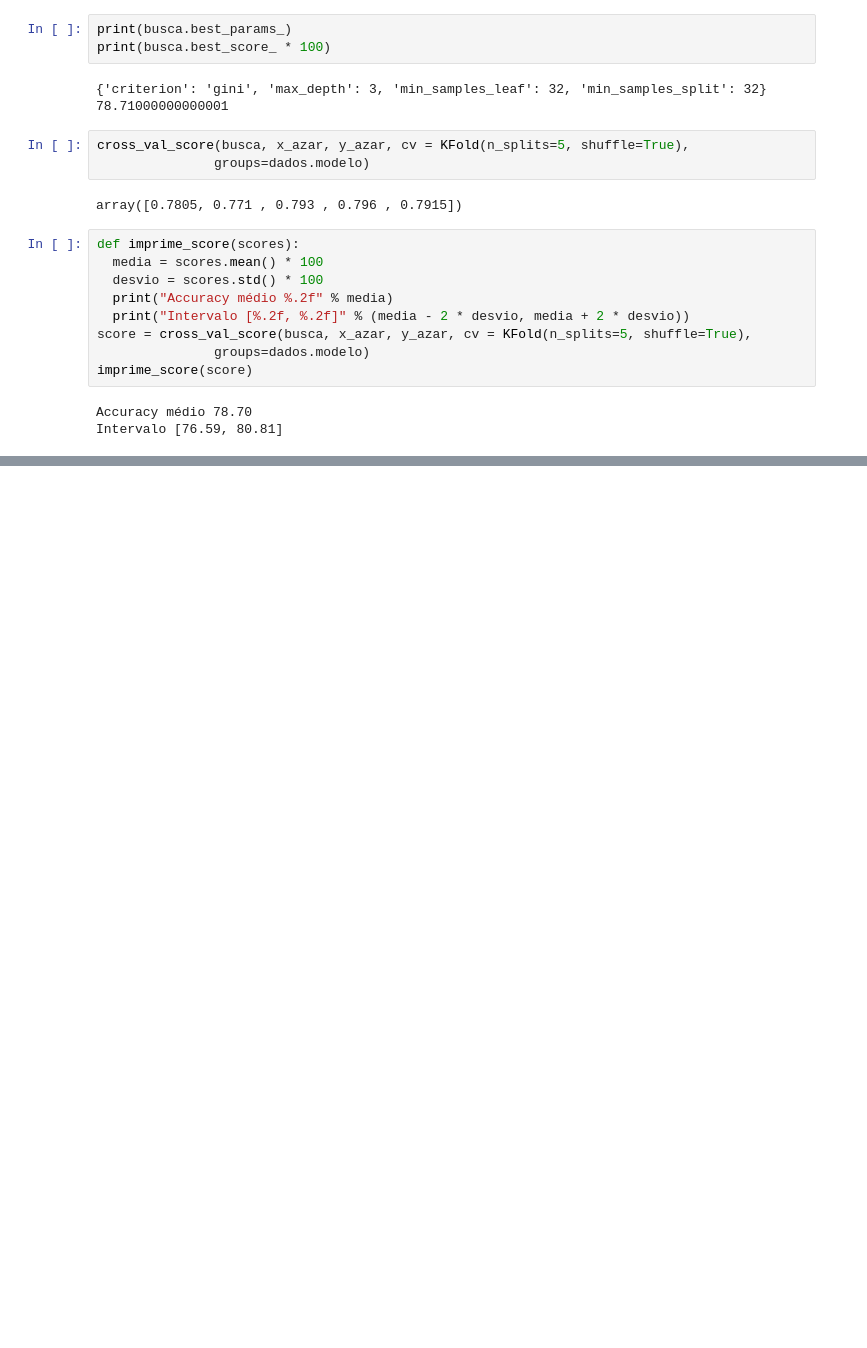
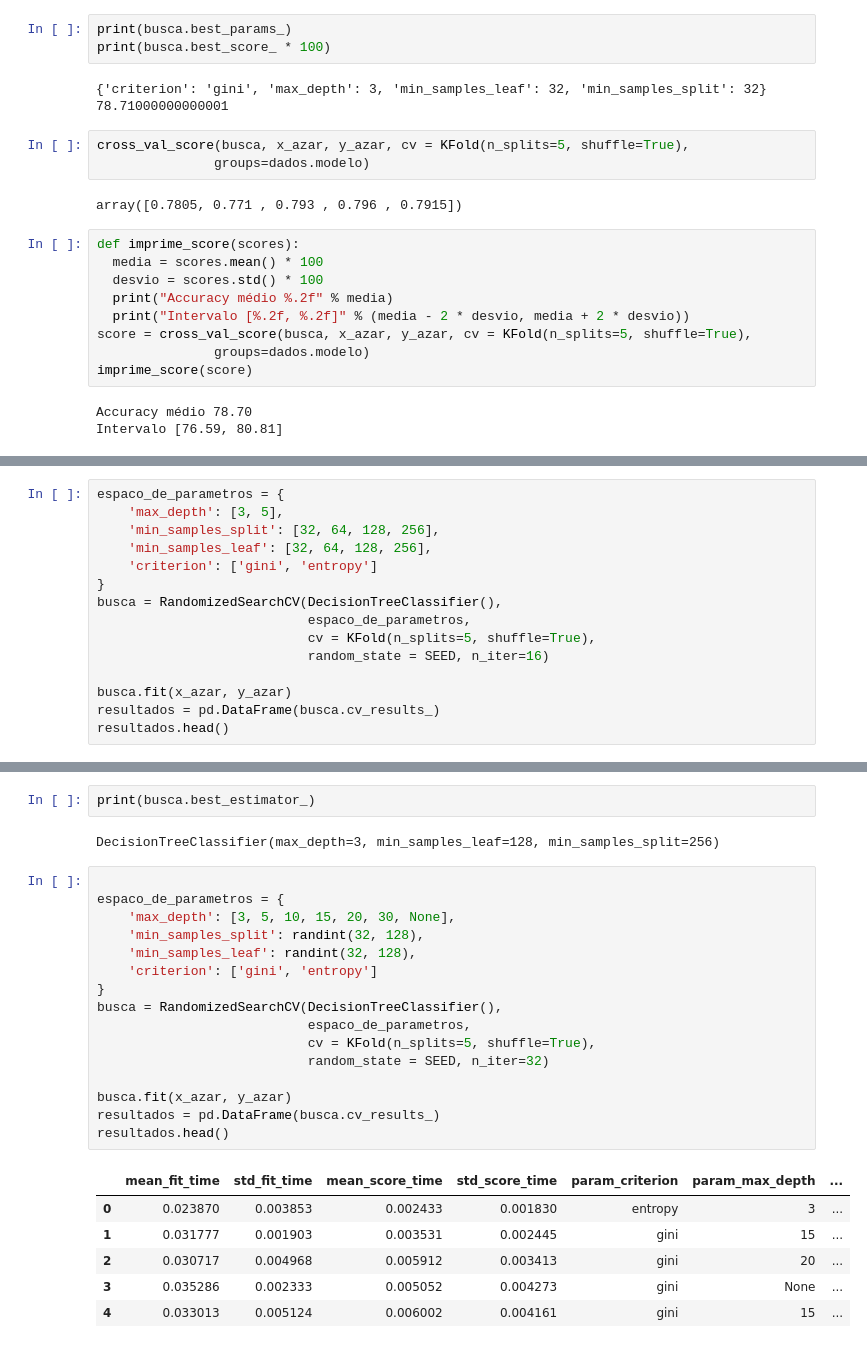
Before and after one commit to menendesbruno/ml_alura_1, a Jupyter notebook: introducao-a-otimizacao-de-machine-learning-atraves-de-hiper-parametros-aula0/Introdução_a_Machine_Learning_Otimização.ipynb, the cells around one changed output, grey strips where cells are left out. Drawn from its saved outputs; the diff is of its cells as text; blank space fills up the shorter version.

```diff
--- a/introducao-a-otimizacao-de-machine-learning-atraves-de-hiper-parametros-aula0/Introdução_a_Machine_Learning_Otimização.ipynb
+++ b/introducao-a-otimizacao-de-machine-learning-atraves-de-hiper-parametros-aula0/Introdução_a_Machine_Learning_Otimização.ipynb
@@ -507,0 +516,15 @@ graph
+# %%
+espaco_de_parametros = {
+    'max_depth': [3, 5],
+    'min_samples_split': [32, 64, 128, 256],
+    'min_samples_leaf': [32, 64, 128, 256],
+    'criterion': ['gini', 'entropy']
+}
+busca = RandomizedSearchCV(DecisionTreeClassifier(),
+                           espaco_de_parametros,
+                           cv = KFold(n_splits=5, shuffle=True),
+                           random_state = SEED, n_iter=16)
+
+busca.fit(x_azar, y_azar)
+resultados = pd.DataFrame(busca.cv_results_)
+resultados.head()
@@ -507,0 +545,27 @@ graph
+# %%
+print(busca.best_estimator_)
+# %% [output]
+DecisionTreeClassifier(max_depth=3, min_samples_leaf=128, min_samples_split=256)
+# %%
+
+espaco_de_parametros = {
+    'max_depth': [3, 5, 10, 15, 20, 30, None],
+    'min_samples_split': randint(32, 128),
+    'min_samples_leaf': randint(32, 128),
+    'criterion': ['gini', 'entropy']
+}
+busca = RandomizedSearchCV(DecisionTreeClassifier(),
+                           espaco_de_parametros,
+                           cv = KFold(n_splits=5, shuffle=True),
+                           random_state = SEED, n_iter=32)
+
+busca.fit(x_azar, y_azar)
+resultados = pd.DataFrame(busca.cv_results_)
+resultados.head()
+# %% [output]
+|  | mean_fit_time | std_fit_time | mean_score_time | std_score_time | param_criterion | param_max_depth | ... |
+| 0 | 0.023870 | 0.003853 | 0.002433 | 0.001830 | entropy | 3 | ... |
+| 1 | 0.031777 | 0.001903 | 0.003531 | 0.002445 | gini | 15 | ... |
+| 2 | 0.030717 | 0.004968 | 0.005912 | 0.003413 | gini | 20 | ... |
+| 3 | 0.035286 | 0.002333 | 0.005052 | 0.004273 | gini | None | ... |
+| 4 | 0.033013 | 0.005124 | 0.006002 | 0.004161 | gini | 15 | ... |
```
Also changed, not shown: parts of 30 cells of this notebook.
